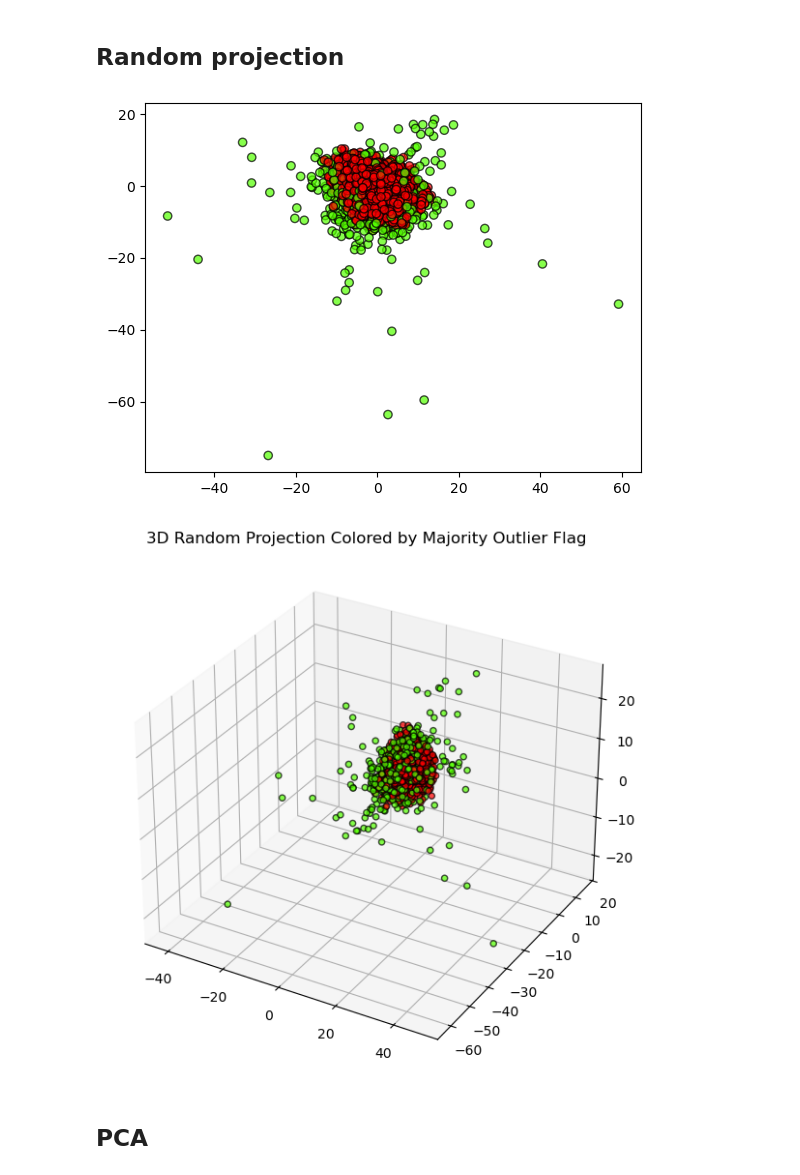
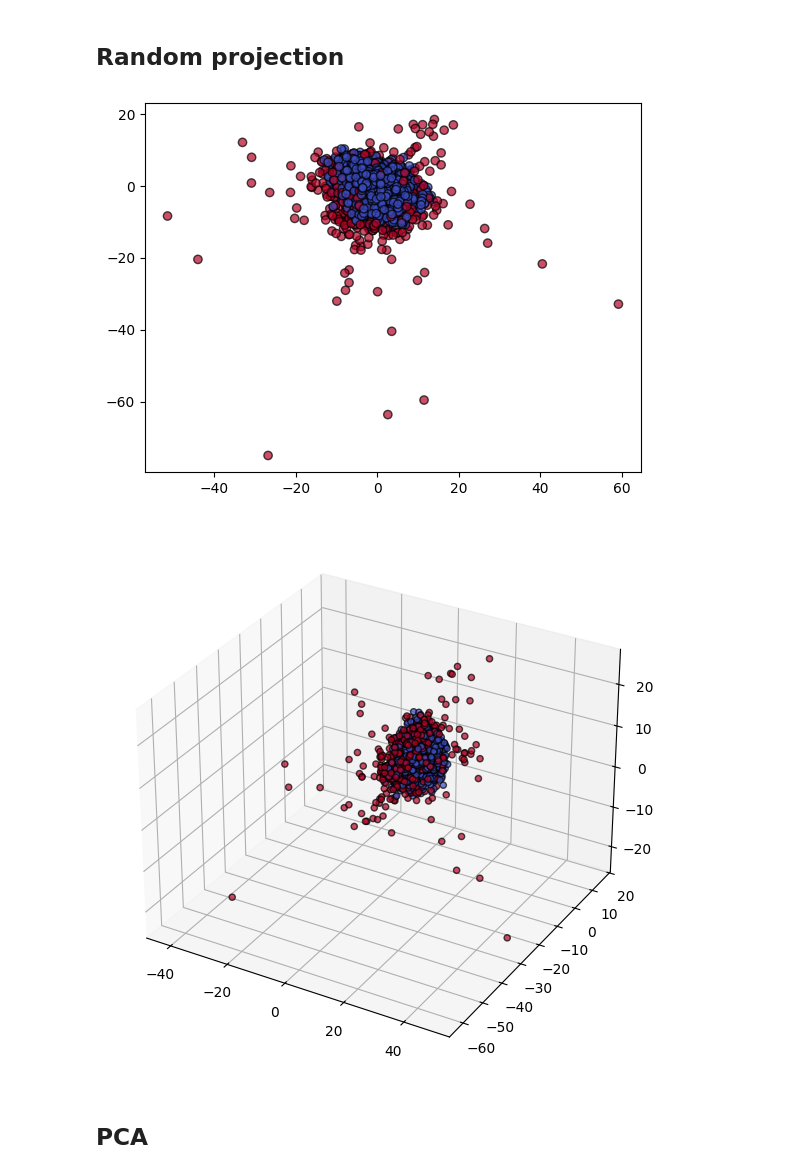
Before and after one commit to lorenzobuccolini03/Data-Mining---Advanced-Topics, a Jupyter notebook: Outliers_Detection/outliers_removal.ipynb, the cells around one changed output. Drawn from its saved outputs; the diff is of its cells as text; code cells hidden in the pictures.

```diff
--- a/Outliers_Detection/outliers_removal.ipynb
+++ b/Outliers_Detection/outliers_removal.ipynb
@@ -63,22 +63,22 @@ X_rsp = rsp.fit_transform(X)
 # %%
 # label the points based on the majority_outlier column
 labels = X_merged['majority_outlier'].values
-plt.scatter(X_rsp[:, 0], X_rsp[:, 1], c=labels, cmap=plt.cm.prism, edgecolor='k', alpha=0.7)
+plt.scatter(X_rsp[:, 0], X_rsp[:, 1], c=labels, cmap="coolwarm", edgecolor='k', alpha=0.7)
 plt.show()
 # %% [output]
-[figure, old version]
+[figure, new version]
 # %%
 #doing random projection in 3D
 from mpl_toolkits.mplot3d import Axes3D
 rsp_3d = random_projection.GaussianRandomProjection(n_components=3, random_state=42)
 X_rsp_3d = rsp_3d.fit_transform(X)
 fig = plt.figure(figsize=(10, 7))
 ax = fig.add_subplot(111, projection='3d')
-ax.scatter(X_rsp_3d[:, 0], X_rsp_3d[:, 1], X_rsp_3d[:, 2], c=labels, cmap=plt.cm.prism, edgecolor='k', alpha=0.7)
-ax.set_title('3D Random Projection Colored by Majority Outlier Flag')
+ax.scatter(X_rsp_3d[:, 0], X_rsp_3d[:, 1], X_rsp_3d[:, 2], c=labels, cmap="coolwarm", edgecolor='k', alpha=0.7)
+#ax.set_title('3D Random Projection Colored by Majority Outlier Flag')
 plt.show()
 # %% [output]
-[figure, old version]
+[figure, new version]
 # %% [markdown]
 ## PCA
 # %%
```
Also changed, not shown: parts of 5 cells of this notebook.
